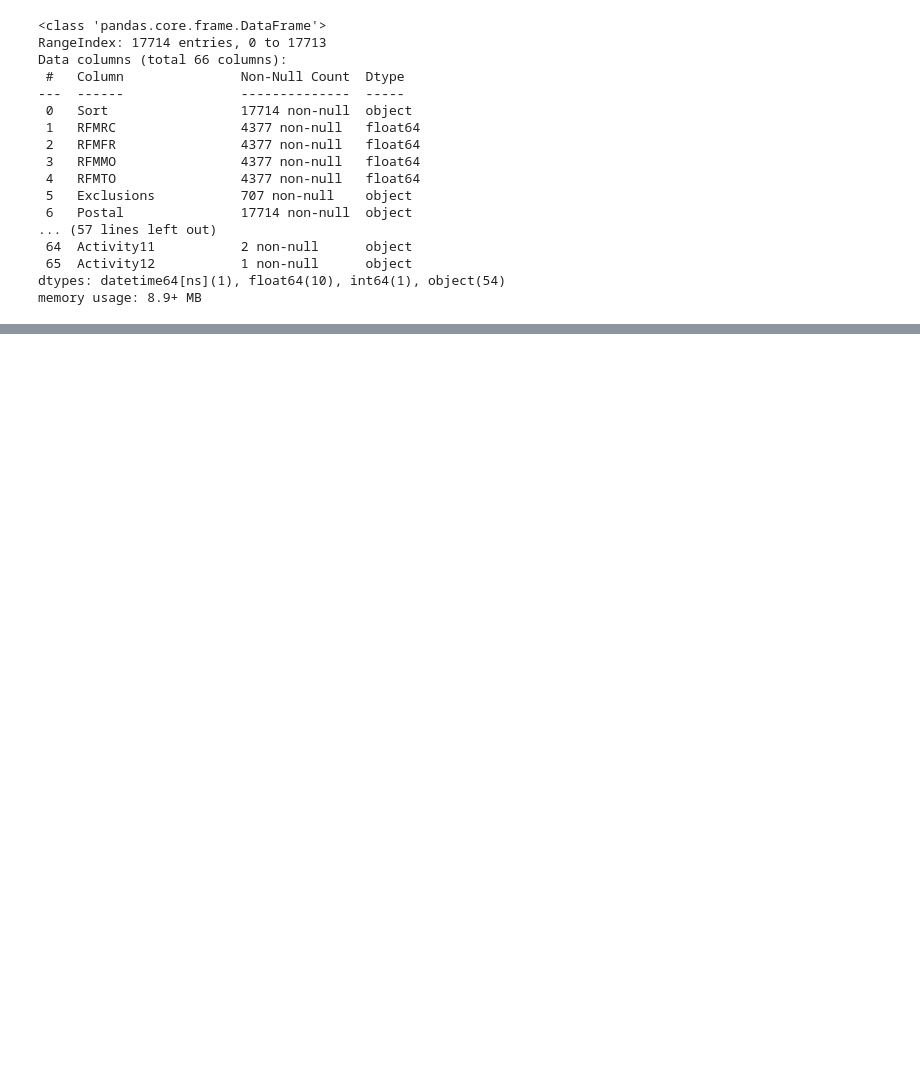
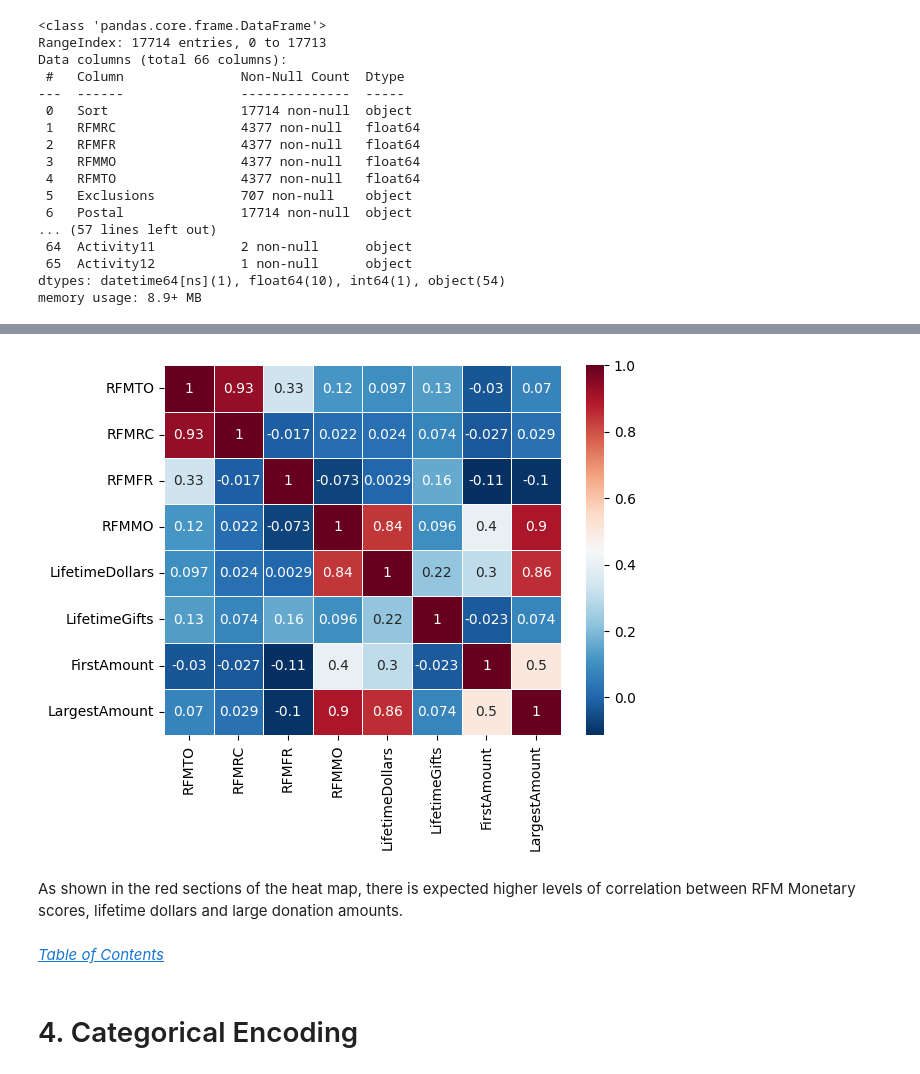
Before and after one commit to brianvansteen/cocurricularClassification, a Jupyter notebook: cocurricularClassification.ipynb, the cells around one changed output, grey strips where cells are left out. Drawn from its saved outputs; the diff is of its cells as text; code cells hidden in the pictures; blank space fills up the shorter version.

Commit message:
sections 1 - 3 completed

```diff
--- a/cocurricularClassification.ipynb
+++ b/cocurricularClassification.ipynb
@@ -144,0 +321,4 @@ memory usage: 8.9+ MB
+# %%
+# calculate Peason correlation coefficient for Price, Year, Mileage and Owners
+pearsoncorr = studentDataset[["RFMTO", "RFMRC", "RFMFR", "RFMMO", "LifetimeDollars", "LifetimeGifts", "FirstAmount", "LargestAmount"]].corr(method='pearson')
+pearsoncorr
@@ -144,0 +335,12 @@ memory usage: 8.9+ MB
+# %%
+# visualize the correlation coefficient values from the table above
+sns.heatmap(pearsoncorr, xticklabels=pearsoncorr.columns, yticklabels=pearsoncorr.columns, cmap='RdBu_r', annot=True, linewidth=0.5);
+# %% [output]
+[figure, added]
+# %% [markdown]
+As shown in the red sections of the heat map, there is expected higher levels of correlation between RFM Monetary scores, lifetime dollars and large donation amounts.
+# %% [markdown]
+_[Table of Contents](#toc)_
+# %% [markdown]
+<a id='encoding'></a>
+# 4. Categorical Encoding
```
Also changed, not shown: parts of 23 cells of this notebook.
